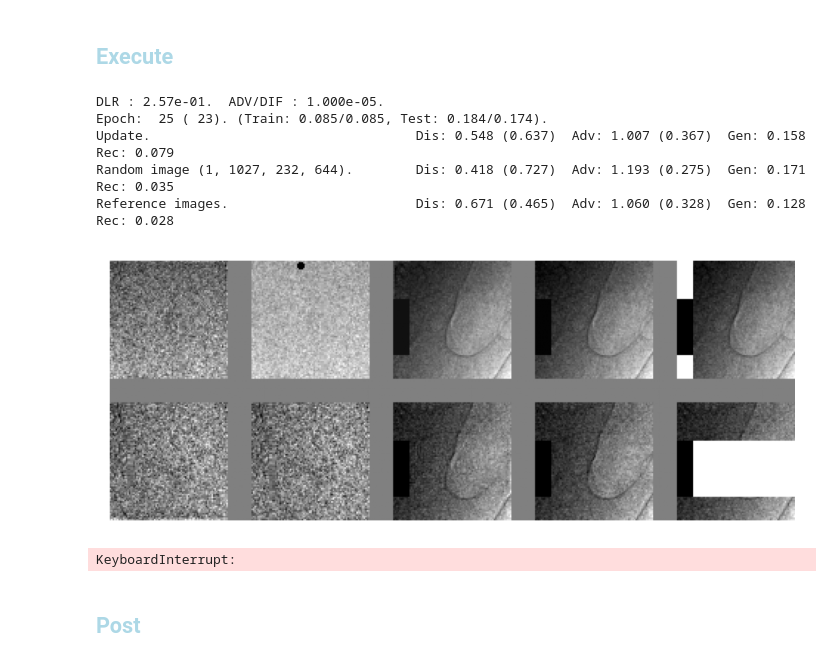
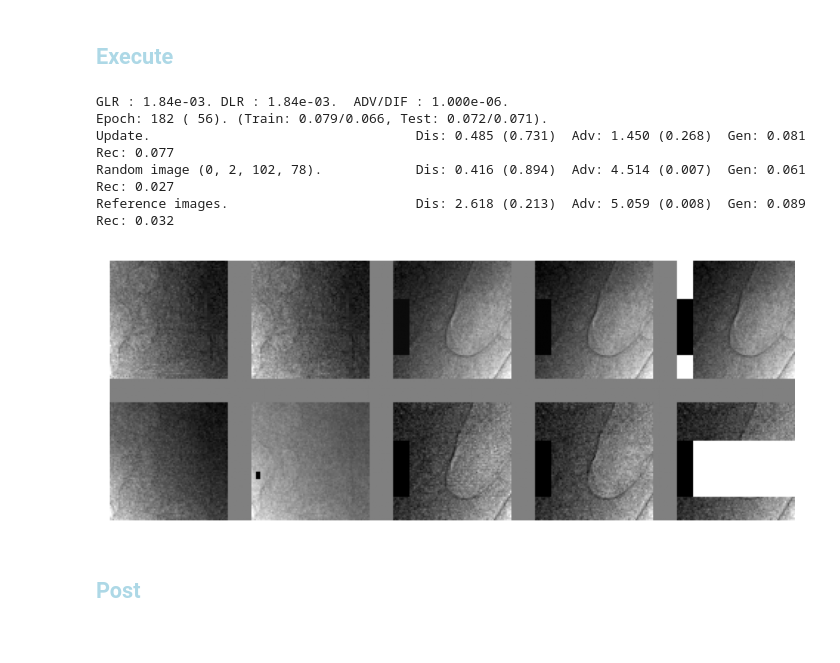
Before and after one commit to antonmx/shiftpatch, a Jupyter notebook: shiftpatch_dj1.ipynb, the cells around one changed output. Cells and saved outputs as stored; diff of their text form; code cells hidden in the pictures.

```diff
--- a/shiftpatch_dj1.ipynb
+++ b/shiftpatch_dj1.ipynb
@@ -107,7 +123,7 @@ class Generator(sg.GeneratorTemplate):
 
         self.lastTouch = self.createLastTouch()
 
-        sg.load_model(self, model_path="/mnt/bctpro.data/anton/shiftpatch/model_2_gen.pt" )
+        sg.load_model(self, model_path="/mnt/bctpro.data/anton/shiftpatch/model_1_gen.pt" )
 
 
     def preProc(self, input):
@@ -119,11 +135,10 @@ class Generator(sg.GeneratorTemplate):
                 images = images.view(1, *images.shape)
             #procImages = images[:,0:4,...].clone().detach()
             masks = images[:,2:,...]
-            images = images[:,0:2,...]
-
             presentInBoth = ( masks[:,0,...] * masks[:,1,...] > 0 )[:,None]
             invSums = sg.inverseElements( torch.count_nonzero(presentInBoth, dim=(-1,-2)) )
-            emeans = ( self.amplitude * images.sum(dim=(-1,-2)) * invSums ) [...,None,None]
+            images = images[:,0:2,...]
+            emeans = ( (images*presentInBoth).sum(dim=(-1,-2)) * invSums ) [...,None,None]
             procImages = images * sg.inverseElements(emeans)
             procImages = procImages[:,[0,1],...] * masks \
                        + procImages[:,[1,0],...] * (1-masks) \
@@ -267,6 +245,8 @@ sg.scheduler_D = torch.optim.lr_scheduler.StepLR(sg.optimizer_D, 1, gamma=1-0.00
 savedCheckPoint = f"checkPoint_{sg.TCfg.exec}"
 sg.epoch, sg.imer, sg.minRecTest, sg.minRecTrain, sg.minTestEpoch, sg.startFrom, sg.resAcc = \
     sg.restoreCheckpoint(savedCheckPoint+".pth")
+sg.scheduler_G.gamma = 1-0.001
+sg.scheduler_D.gamma = 1-0.001
 #sg.startFrom = 0
 #sg.epoch, sg.imer, sg.minGEpoch, sg.minGdLoss, sg.startFrom = 0, 0, 0, 1, 0
 sg.writer = sg.createWriter(sg.TCfg.logDir, True)
@@ -275,4 +255,4 @@ sg.writer = sg.createWriter(sg.TCfg.logDir, True)
 #sg.imer = 0
 #sg.optimizer_G.step()
 #torch.optim.lr_scheduler.LambdaLR(sg.optimizer_G, lambda epoch: 1).step()
-#print(f"Initial LR :{sg.scheduler_G.get_last_lr()[0]/sg.TCfg.learningRateG} {sg.epoch} {sg.imer}")
+print(f"Initial LR :{sg.scheduler_G.get_last_lr()[0]/sg.TCfg.learningRateG} {sg.epoch} {sg.imer}")
@@ -294,0 +263,14 @@ Losses: Rec 3.232e-06, MSE 6.059e-04, L1L 1.262e-02, Dis: 0.659552 (0.484), Adv:
+# %%
+testData = sg.hdfData("/mnt/hddData/testbctppl/testYakov/t.hdf:/data")
+dataN = np.empty(testData.shape, dtype=testData.dtype)
+testData.read_direct(dataN)
+dataT = torch.tensor(dataN, device=sg.TCfg.device)
+# %%
+#sg.refImages[:,0:4,...] = dataT[600:604,...]
+#_ = sg.testMe(sg.refImages)
+#_ = sg.testMe(dataT[600:604,...])
+
+rerefImages = sg.refImages.clone()
+rerefImages[:,0:4,...] = dataT[600:604,...]
+rerefImages[:,4:,...] = rerefImages[:,2:4,...]
+_ = sg.testMe(rerefImages)
@@ -310,46 +302,47 @@ def adjustScheduler(scheduler, iniLr, target) :
     return f"LR : {curLR:.2e}. "
 
 #sg.minRecTest, sg.minRecTrain = 1, 1
-sg.trainCyclesDis = 2
-sg.ADV_DIF=1e-5
+sg.trainCyclesDis = 1
+sg.trainCyclesGen = 2
+sg.ADV_DIF=2e-06
+sg.SSIM_MSE = 0.999
 #sg.scheduler_G = torch.optim.lr_scheduler.StepLR(sg.optimizer_G, 1, gamma=1-0.001)
 #sg.scheduler_D = torch.optim.lr_scheduler.StepLR(sg.optimizer_D, 1, gamma=1-0.001)
 #torch.optim.lr_scheduler.LambdaLR(sg.optimizer_G, lambda epoch: 1).step()
 #torch.optim.lr_scheduler.LambdaLR(sg.optimizer_D, lambda epoch: 1).step()
 def my_beforeReport(_) :
     message = ""
-    #message += "G" + adjustScheduler(sg.scheduler_G, sg.TCfg.learningRateG, 0.03)
-    message += "D" + adjustScheduler(sg.scheduler_D, sg.TCfg.learningRateD, 0.1)
+    message += "G" + adjustScheduler(sg.scheduler_G, sg.TCfg.learningRateG, 0.001)
+    message += "D" + adjustScheduler(sg.scheduler_D, sg.TCfg.learningRateD, 0.001)
     message += f" ADV/DIF : {sg.ADV_DIF:.3e}."
-    sg.ADV_DIF = max(2e-6, sg.ADV_DIF - 1e-8 )
+    sg.ADV_DIF = max(1e-6, sg.ADV_DIF-1e-8)
     #message += f" Ampl : {sg.generator.amplitude:.3f}."
     #sg.generator.amplitude = min(1, sg.generator.amplitude + 0.001)
     with open(f"message_{sg.TCfg.exec}.txt", 'a') as file:
         file.write(message + "\n")
     print(message)
     return
 sg.beforeReport = my_beforeReport
 
 #sg.TCfg.loaderWorkers = 0 # for debug single threaded
 try :
     sg.train(savedCheckPoint)
 except :
     #del sg.dataLoader
     #del sg.testLoader
     sg.freeGPUmem()
     1/10 # to release Jupyuter memory in the next step
     sg.epoch -= 1
     raise
 
 # Gen BN; Dis noBN; Dis pair, FFT, SSIMwin 1
 # %% [output]
-DLR : 2.57e-01.  ADV/DIF : 1.000e-05.
-Epoch:  25 ( 23). (Train: 0.085/0.085, Test: 0.184/0.174).
-Update.                                  Dis: 0.548 (0.637)  Adv: 1.007 (0.367)  Gen: 0.158  Rec: 0.079
-Random image (1, 1027, 232, 644).        Dis: 0.418 (0.727)  Adv: 1.193 (0.275)  Gen: 0.171  Rec: 0.035
-Reference images.                        Dis: 0.671 (0.465)  Adv: 1.060 (0.328)  Gen: 0.128  Rec: 0.028
+GLR : 1.84e-03. DLR : 1.84e-03.  ADV/DIF : 1.000e-06.
+Epoch: 182 ( 56). (Train: 0.079/0.066, Test: 0.072/0.071).
+Update.                                  Dis: 0.485 (0.731)  Adv: 1.450 (0.268)  Gen: 0.081  Rec: 0.077
+Random image (0, 2, 102, 78).            Dis: 0.416 (0.894)  Adv: 4.514 (0.007)  Gen: 0.061  Rec: 0.027
+Reference images.                        Dis: 2.618 (0.213)  Adv: 5.059 (0.008)  Gen: 0.089  Rec: 0.032
-[figure, old version]
+[figure, new version]
-KeyboardInterrupt:
 # %% [markdown]
 ## <font style="color:lightblue">Post</font>
 # %%
```
Also changed, not shown: parts of 7 cells of this notebook, 1 other file.
